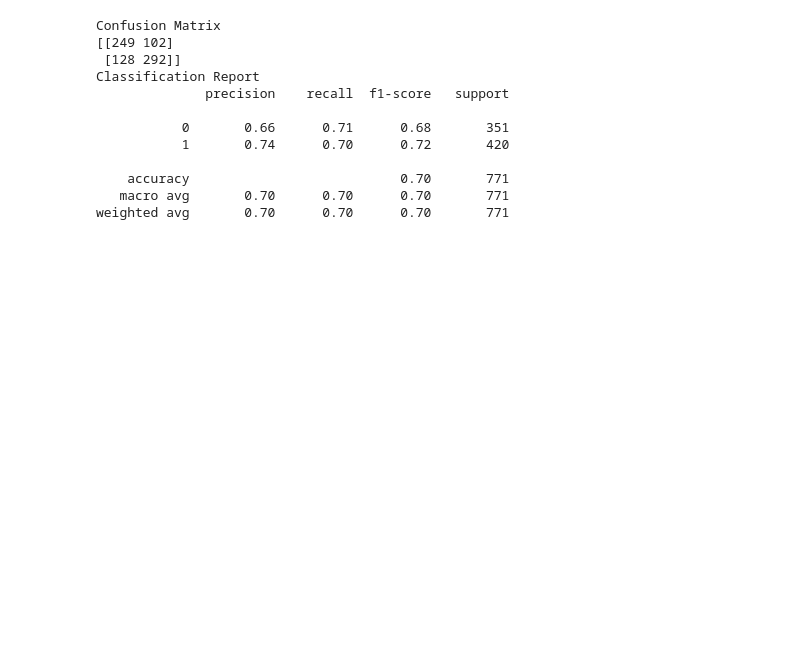
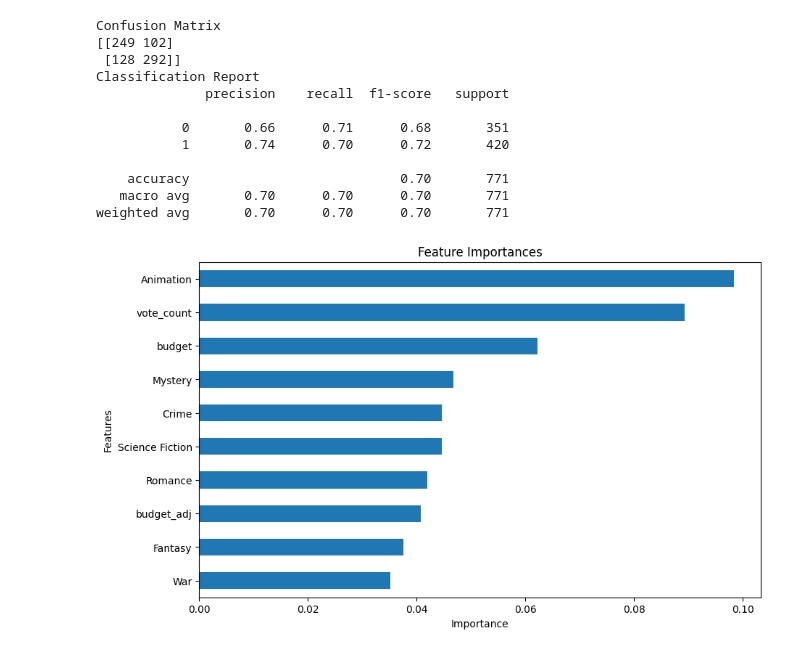
Before and after one commit to Wasey23/CI-345-Machine-Learning-Project, a Jupyter notebook: XGBoost_Enhanced.ipynb, the cells around one changed output. Saved outputs shown, nothing was run; the diff lists cells and outputs as text; code cells hidden in the pictures; blank space fills up the shorter version.

```diff
--- a/XGBoost_Enhanced.ipynb
+++ b/XGBoost_Enhanced.ipynb
@@ -252,7 +267,10 @@ X_test_scaled = scaler.transform(X_test)
 from xgboost import XGBClassifier
 from sklearn.metrics import accuracy_score, precision_score, recall_score, f1_score, classification_report, confusion_matrix
 
-XGB = XGBClassifier(random_state=42, eval_metric='logloss')
+
+XGB = XGBClassifier(random_state=42,
+                    eval_metric='logloss'
+                    )
 
 # Training the model
 XGB.fit(X_train_scaled, y_train)
@@ -291,3 +309,17 @@ Classification Report
     accuracy                           0.70       771
    macro avg       0.70      0.70      0.70       771
 weighted avg       0.70      0.70      0.70       771
+# %%
+import matplotlib.pyplot as plt
+import seaborn as sns
+
+importances = pd.Series(XGB.feature_importances_, index=X_train.columns)
+
+plt.figure(figsize=(10, 6))
+importances.nlargest(10).sort_values().plot(kind='barh')
+plt.title('Feature Importances')
+plt.xlabel('Importance')
+plt.ylabel('Features')
+plt.show()
+# %% [output]
+[figure, added]
```
Also changed, not shown: parts of 4 cells of this notebook.
